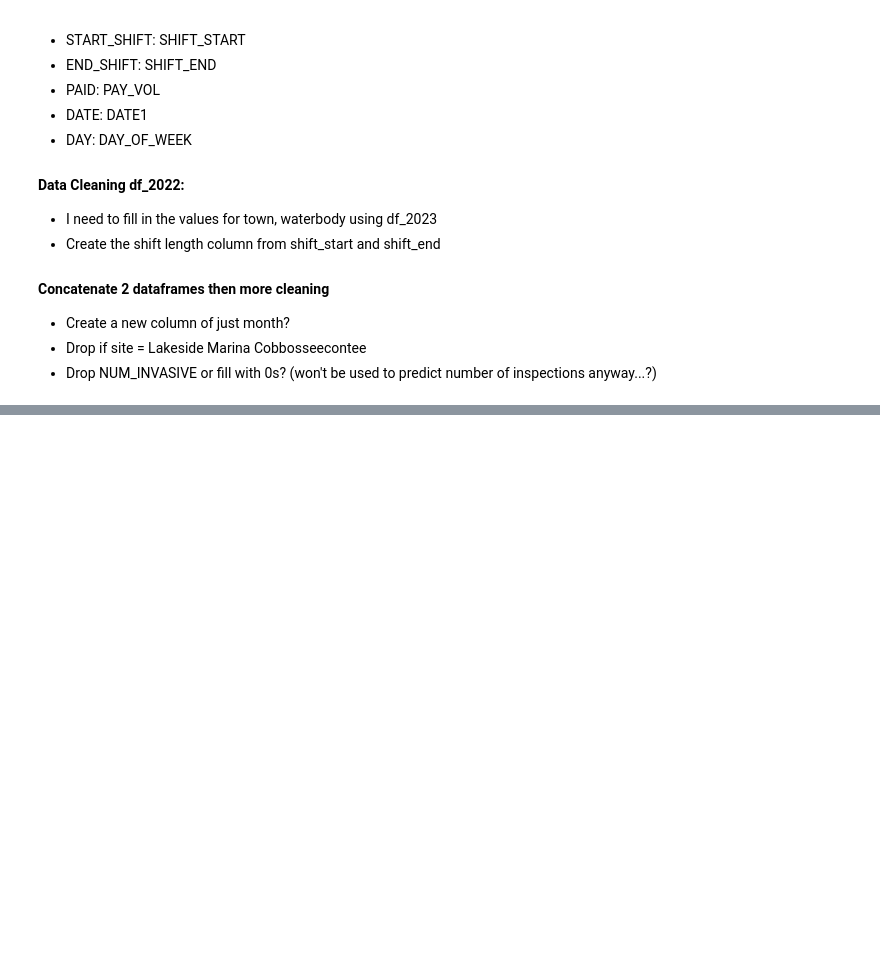
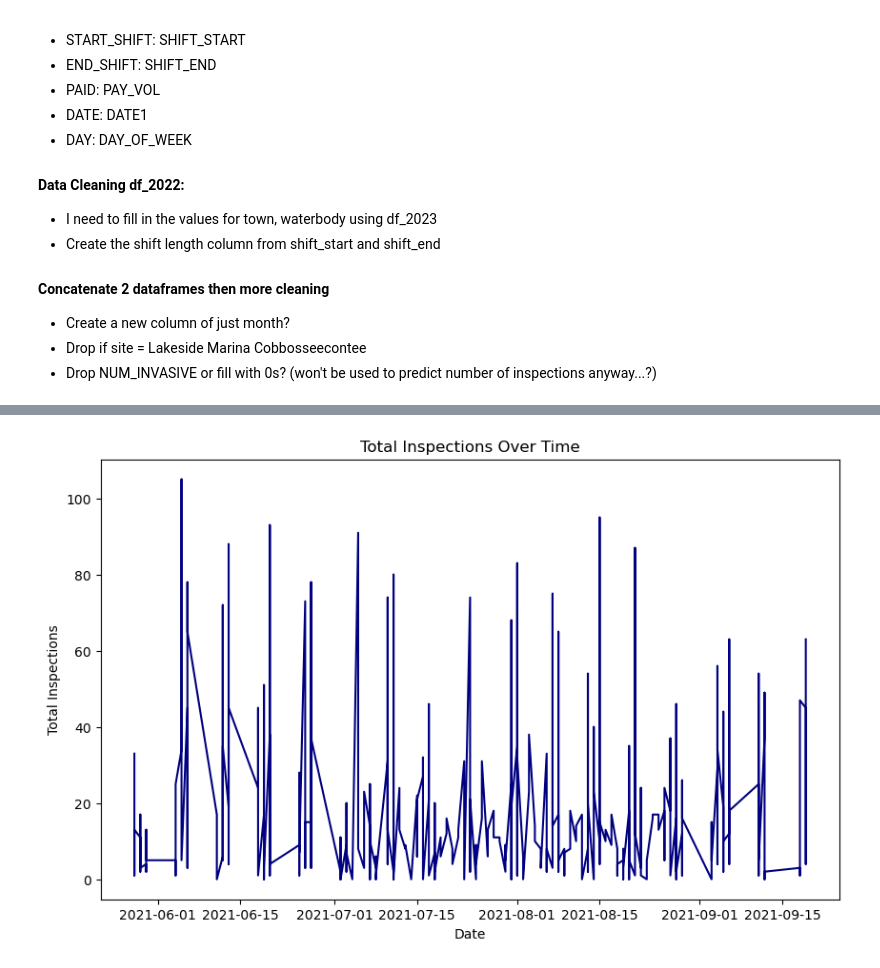
Before and after one commit to kellsweig/FOCW-Project, a Jupyter notebook: Data Cleaning & EDA.ipynb, the cells around one changed output, grey strips where cells are left out. Saved outputs shown, nothing was run; the diff lists cells and outputs as text; code cells hidden in the pictures; blank space fills up the shorter version.

```diff
--- a/Data Cleaning & EDA.ipynb
+++ b/Data Cleaning & EDA.ipynb
@@ -103,0 +460,13 @@ dtype: int64
+# %%
+shift_df_2021= shift_df[shift_df['year']==2021]
+shift_df_2022= shift_df[shift_df['year']==2023]
+shift_df_2023= shift_df[shift_df['year']==2023]
+# %%
+plt.figure(figsize=(10, 6))
+plt.plot(shift_df_2021['DATE'], shift_df_2021['TOTALINSP'], c='navy', linestyle='-')
+plt.title('Total Inspections Over Time')
+plt.xlabel('Date')
+plt.ylabel('Total Inspections')
+plt.show()
+# %% [output]
+[figure, added]
```
Also changed, not shown: parts of 50 cells of this notebook, 6 other files.
